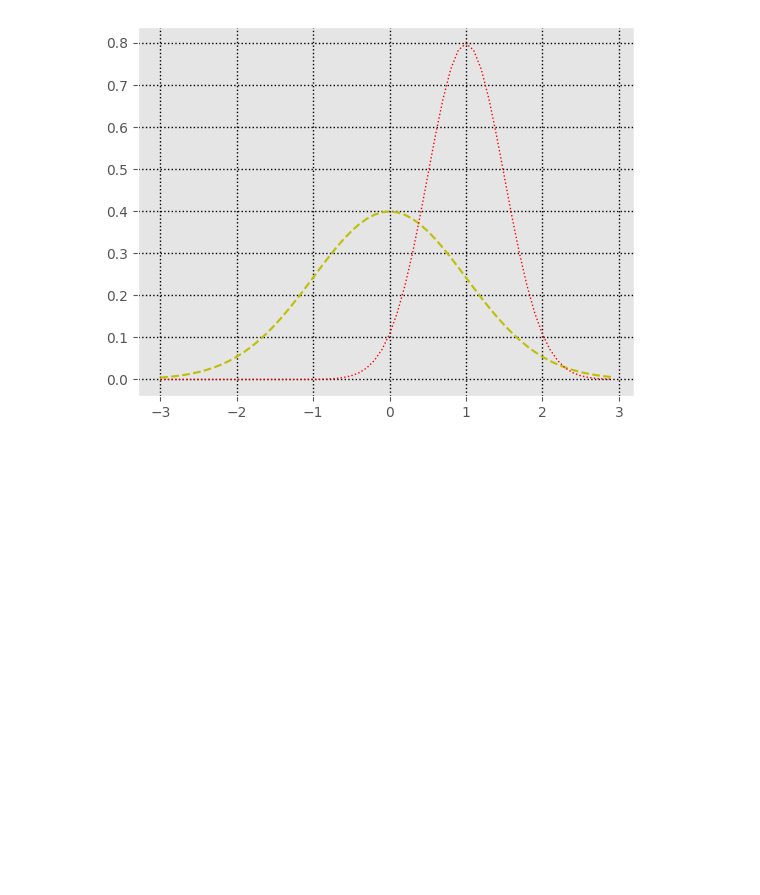
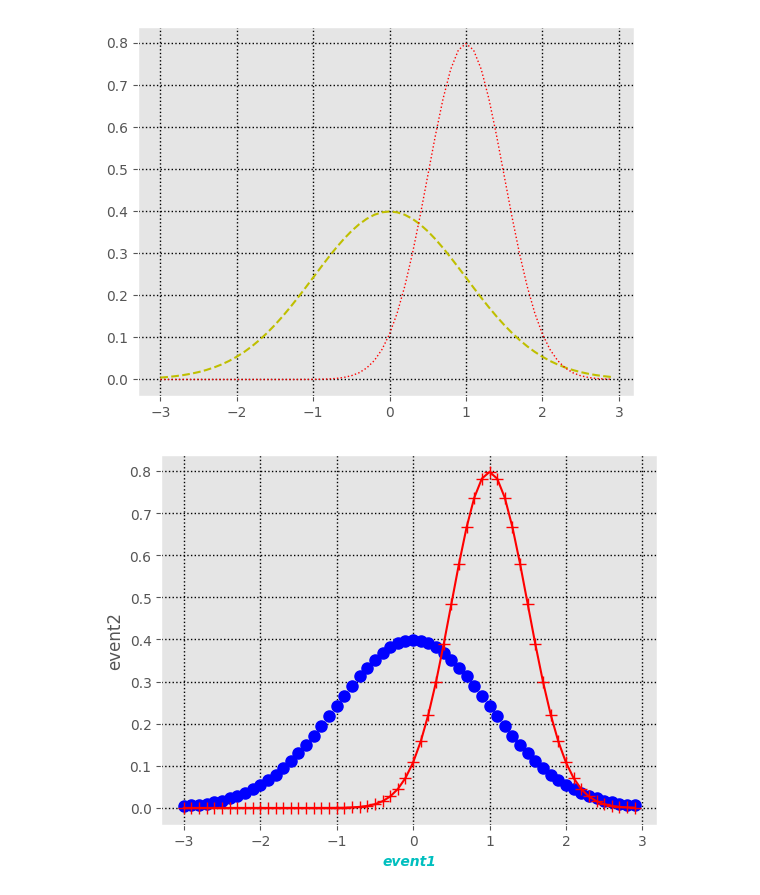
Before and after one commit to karthik-k11/Data-Science-Libraries-Practice, a Jupyter notebook: Matplotlib_practice.ipynb, the cells around one changed output. Drawn from its saved outputs; the diff is of its cells as text; code cells hidden in the pictures; blank space fills up the shorter version.

```diff
--- a/Matplotlib_practice.ipynb
+++ b/Matplotlib_practice.ipynb
@@ -102,3 +102,17 @@ plt.grid(axis='both', color='k', linestyle=':',linewidth=1)
 plt.show()
 # %% [output]
 [figure]
+# %%
+x=np.arange(-3,3,0.1)
+
+plt.plot(x, norm.pdf(x), 'b+', marker='o', markersize=8) # marker '.', 'o', 'v', '^', '<', '>', '8', 's', 'p', '*', 'h', 'H', 'D', 'd', 'P', 'X'
+plt.plot(x, norm.pdf(x, 1.0, 0.5),color='red', marker='+', markersize=8)
+
+plt.grid(axis='both', color='k', linestyle=':',linewidth=1)
+
+plt.xlabel('event1', size=10, color='c', fontweight='bold', fontstyle='italic')
+plt.ylabel('event2')
+
+plt.show()
+# %% [output]
+[figure, added]
```
Also changed, not shown: parts of 2 cells of this notebook.
